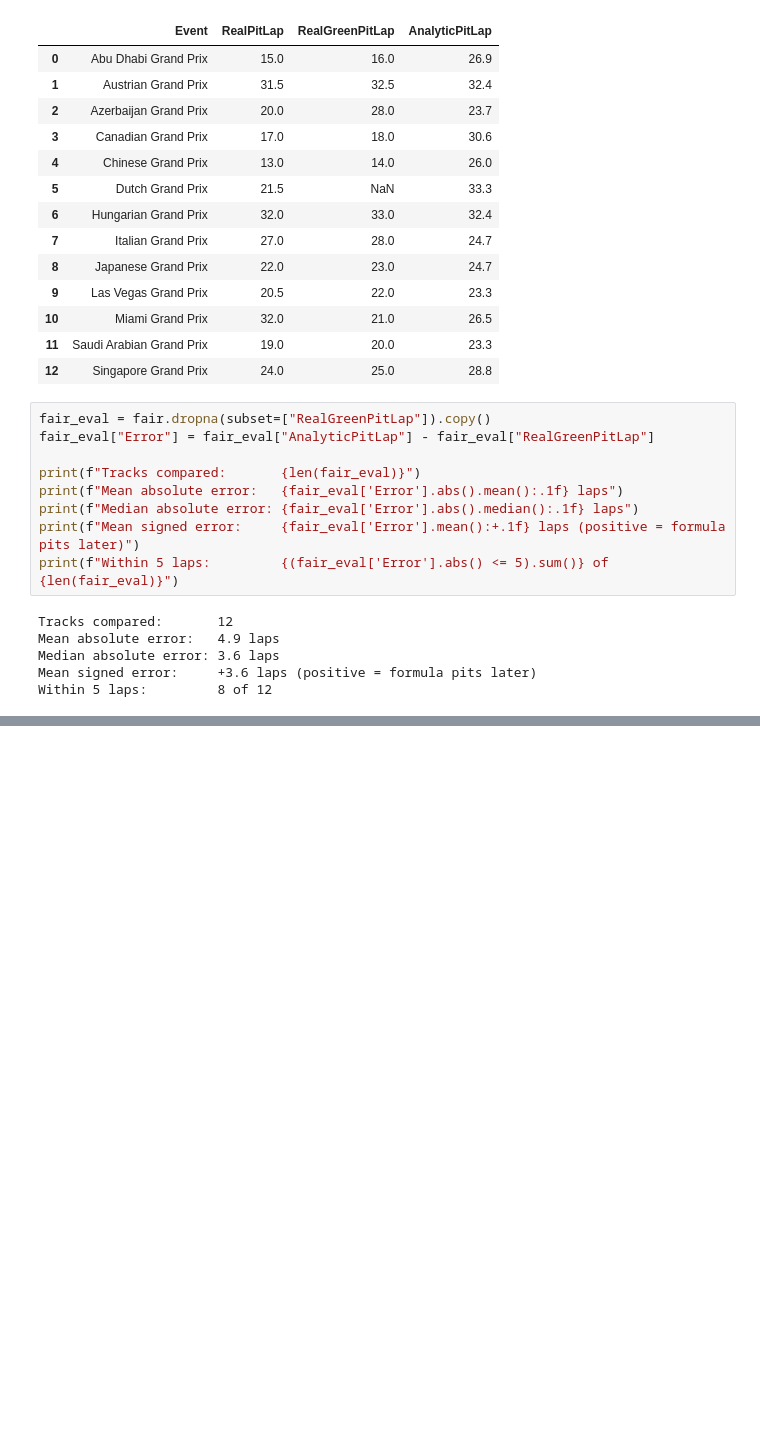
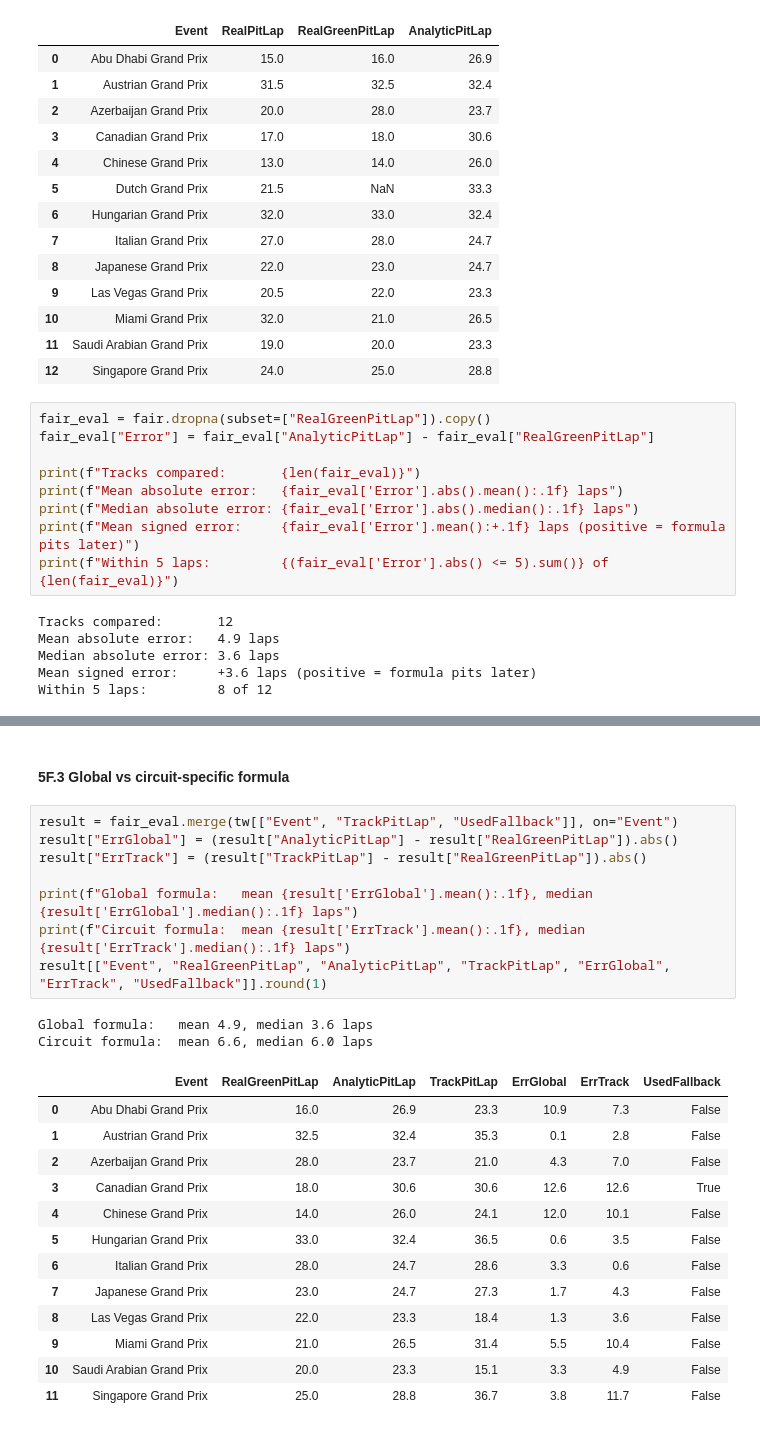
Before and after one commit to Vlvasile/f1-pit-strategy, a Jupyter notebook: notebooks/05_model.ipynb, the cells around one changed output, grey strips where cells are left out. Drawn from its saved outputs; the diff is of its cells as text; blank space fills up the shorter version.

```diff
--- a/notebooks/05_model.ipynb
+++ b/notebooks/05_model.ipynb
@@ -817,0 +913,26 @@ Within 5 laps:         8 of 12
+# %% [markdown]
+#### 5F.3 Global vs circuit-specific formula
+# %%
+result = fair_eval.merge(tw[["Event", "TrackPitLap", "UsedFallback"]], on="Event")
+result["ErrGlobal"] = (result["AnalyticPitLap"] - result["RealGreenPitLap"]).abs()
+result["ErrTrack"] = (result["TrackPitLap"] - result["RealGreenPitLap"]).abs()
+
+print(f"Global formula:   mean {result['ErrGlobal'].mean():.1f}, median {result['ErrGlobal'].median():.1f} laps")
+print(f"Circuit formula:  mean {result['ErrTrack'].mean():.1f}, median {result['ErrTrack'].median():.1f} laps")
+result[["Event", "RealGreenPitLap", "AnalyticPitLap", "TrackPitLap", "ErrGlobal", "ErrTrack", "UsedFallback"]].round(1)
+# %% [output]
+Global formula:   mean 4.9, median 3.6 laps
+Circuit formula:  mean 6.6, median 6.0 laps
+|  | Event | RealGreenPitLap | AnalyticPitLap | TrackPitLap | ErrGlobal | ErrTrack | UsedFallback |
+| 0 | Abu Dhabi Grand Prix | 16.0 | 26.9 | 23.3 | 10.9 | 7.3 | False |
+| 1 | Austrian Grand Prix | 32.5 | 32.4 | 35.3 | 0.1 | 2.8 | False |
+| 2 | Azerbaijan Grand Prix | 28.0 | 23.7 | 21.0 | 4.3 | 7.0 | False |
+| 3 | Canadian Grand Prix | 18.0 | 30.6 | 30.6 | 12.6 | 12.6 | True |
+| 4 | Chinese Grand Prix | 14.0 | 26.0 | 24.1 | 12.0 | 10.1 | False |
+| 5 | Hungarian Grand Prix | 33.0 | 32.4 | 36.5 | 0.6 | 3.5 | False |
+| 6 | Italian Grand Prix | 28.0 | 24.7 | 28.6 | 3.3 | 0.6 | False |
+| 7 | Japanese Grand Prix | 23.0 | 24.7 | 27.3 | 1.7 | 4.3 | False |
+| 8 | Las Vegas Grand Prix | 22.0 | 23.3 | 18.4 | 1.3 | 3.6 | False |
+| 9 | Miami Grand Prix | 21.0 | 26.5 | 31.4 | 5.5 | 10.4 | False |
+| 10 | Saudi Arabian Grand Prix | 20.0 | 23.3 | 15.1 | 3.3 | 4.9 | False |
+| 11 | Singapore Grand Prix | 25.0 | 28.8 | 36.7 | 3.8 | 11.7 | False |
```
Also changed, not shown: parts of 7 cells of this notebook.
